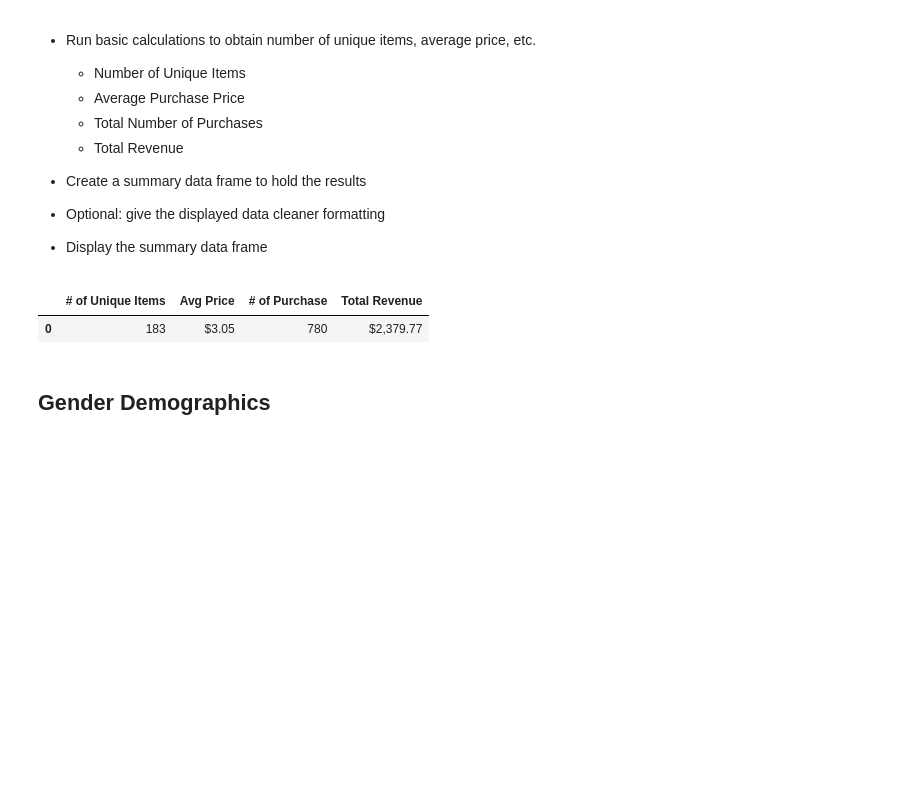
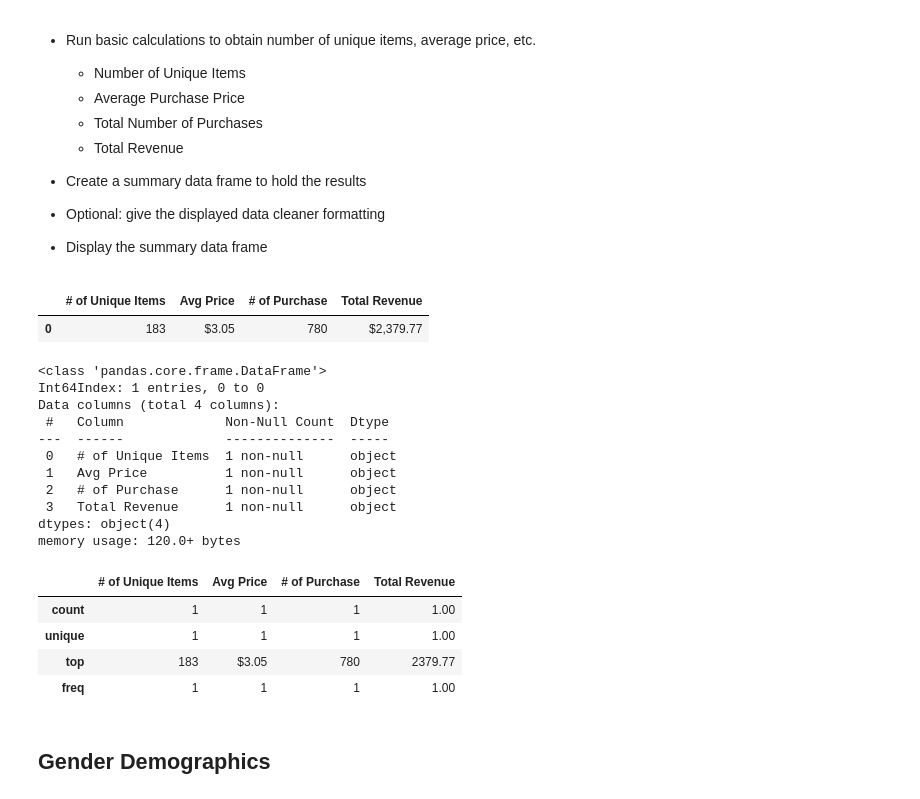
Before and after one commit to sbell1258/pandas-challenge, a Jupyter notebook: HeroesOfPymoli_starter.ipynb, the cells around one changed output. Drawn from its saved outputs; the diff is of its cells as text; code cells hidden in the pictures; blank space fills up the shorter version.

Commit message:
format updates

```diff
--- a/HeroesOfPymoli_starter.ipynb
+++ b/HeroesOfPymoli_starter.ipynb
@@ -120,10 +121,30 @@ purch_analysis_df.loc[0,'Total Revenue'] = purchase_data["Price"].sum()
 # %%
-purch_analysis_df['Total Revenue'] = purch_analysis_df['Total Revenue'].astype(float).map("${:,.2f}".format)
-purch_analysis_df['Avg Price'] = purch_analysis_df['Avg Price'].astype(float).map("${:.2f}".format)
-purch_analysis_df
+display_analysis_df = purch_analysis_df.copy()
+display_analysis_df['Total Revenue'] = purch_analysis_df['Total Revenue'].astype(float).map("${:,.2f}".format)
+display_analysis_df
 # %% [output]
 |  | # of Unique Items | Avg Price | # of Purchase | Total Revenue |
 | 0 | 183 | $3.05 | 780 | $2,379.77 |
+# %%
+purch_analysis_df.info()
+purch_analysis_df.describe()
+# %% [output]
+<class 'pandas.core.frame.DataFrame'>
+Int64Index: 1 entries, 0 to 0
+Data columns (total 4 columns):
+ #   Column             Non-Null Count  Dtype
+---  ------             --------------  -----
+ 0   # of Unique Items  1 non-null      object
+ 1   Avg Price          1 non-null      object
+ 2   # of Purchase      1 non-null      object
+ 3   Total Revenue      1 non-null      object
+dtypes: object(4)
+memory usage: 120.0+ bytes
+|  | # of Unique Items | Avg Price | # of Purchase | Total Revenue |
+| count | 1 | 1 | 1 | 1.00 |
+| unique | 1 | 1 | 1 | 1.00 |
+| top | 183 | $3.05 | 780 | 2379.77 |
+| freq | 1 | 1 | 1 | 1.00 |
 # %% [markdown]
 ## Gender Demographics
 # %% [markdown]
```
Also changed, not shown: parts of 1 cell of this notebook.
